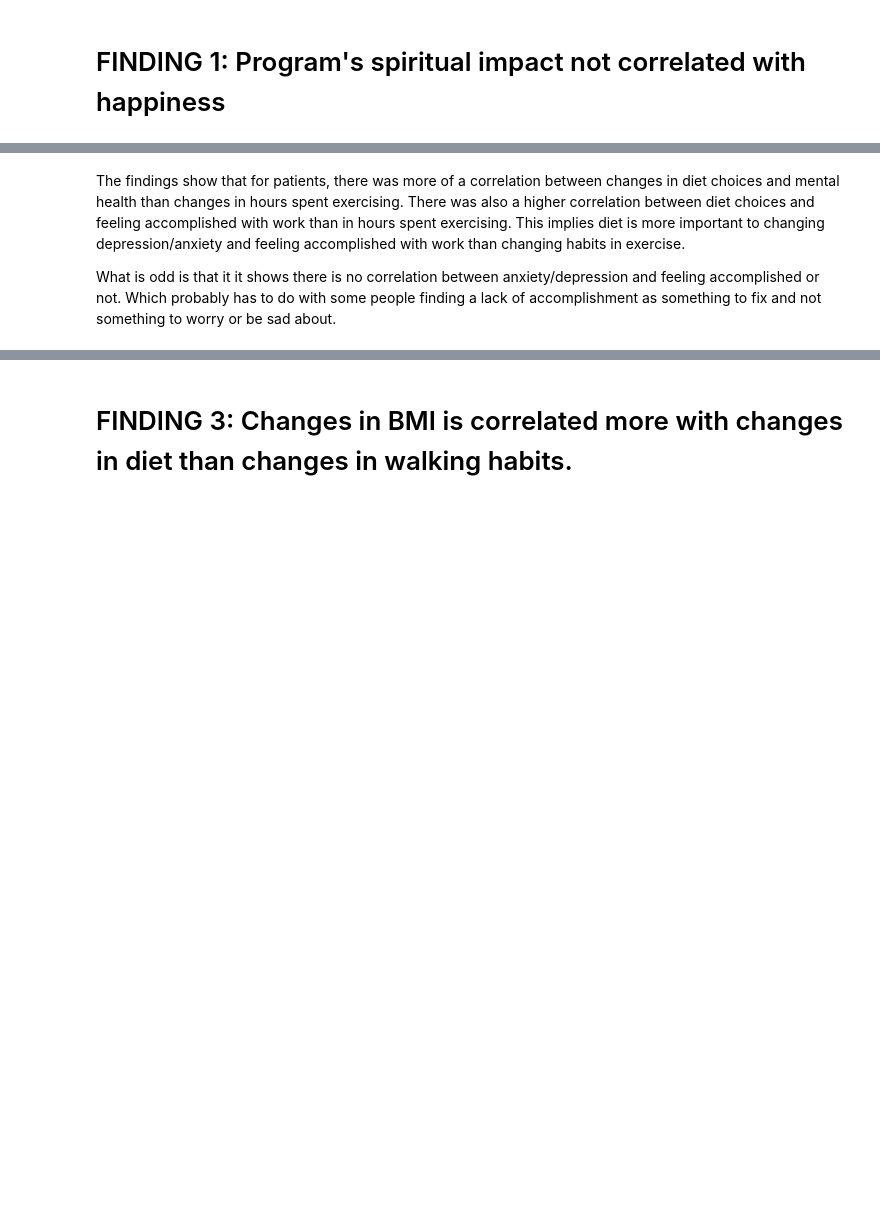
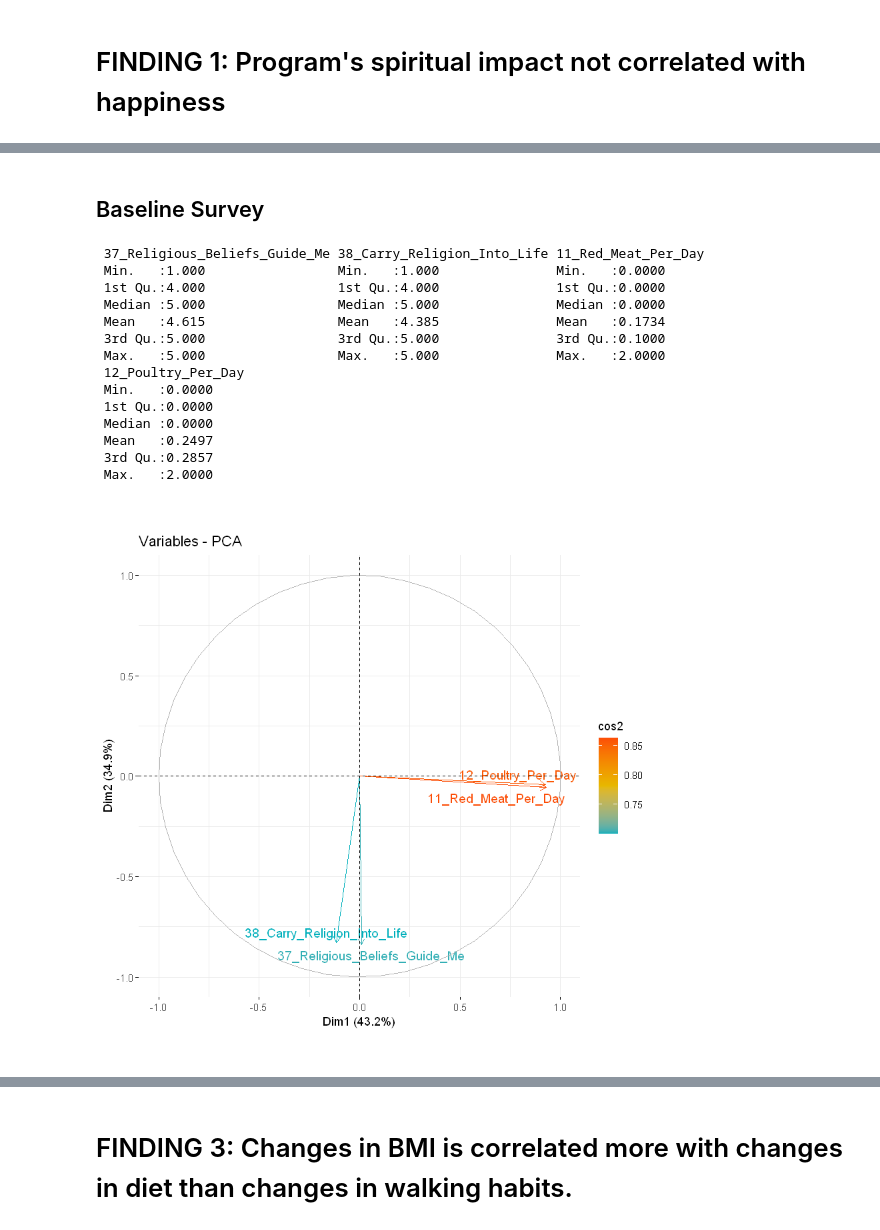
Before and after one commit to MaxifiedFRFX/wildwood-project, a Jupyter notebook: notebooks/Findings-Using-R.ipynb, the cells around one changed output, grey strips where cells are left out. Drawn from its saved outputs; the diff is of its cells as text; code cells hidden in the pictures; blank space fills up the shorter version.

```diff
--- a/notebooks/Findings-Using-R.ipynb
+++ b/notebooks/Findings-Using-R.ipynb
@@ -219,9 +793,31 @@ fviz_pca_var(res.pca,
-# %% [markdown]
-The findings show that for patients, there was more of a correlation between changes in diet choices and mental health than
-changes in hours spent exercising. There was also a higher correlation between diet choices and feeling accomplished with work
-than in hours spent exercising. This implies diet is more important to changing depression/anxiety and feeling accomplished
-with work than changing habits in exercise.
-
-What is odd is that it it shows there is no correlation between anxiety/depression and feeling accomplished or not. Which
-probably has to do with some people finding a lack of accomplishment as something to fix and not something to worry or be sad
-about.
+# %% [markdown]
+## Baseline Survey
+# %%
+library(factoextra)
+
+summary(clean_base_1)
+
+
+res.pca <- prcomp(clean_base_1, scale = TRUE)
+
+fviz_pca_var(res.pca,
+             col.var = "cos2", # Color by the quality of representation cos2
+             gradient.cols = c("#00AFBB", "#E7B800", "#FC4E07"),
+             repel = TRUE     # Avoid text overlapping
+)
+# %% [output]
+ 37_Religious_Beliefs_Guide_Me 38_Carry_Religion_Into_Life 11_Red_Meat_Per_Day
+ Min.   :1.000                 Min.   :1.000               Min.   :0.0000
+ 1st Qu.:4.000                 1st Qu.:4.000               1st Qu.:0.0000
+ Median :5.000                 Median :5.000               Median :0.0000
+ Mean   :4.615                 Mean   :4.385               Mean   :0.1734
+ 3rd Qu.:5.000                 3rd Qu.:5.000               3rd Qu.:0.1000
+ Max.   :5.000                 Max.   :5.000               Max.   :2.0000
+ 12_Poultry_Per_Day
+ Min.   :0.0000
+ 1st Qu.:0.0000
+ Median :0.0000
+ Mean   :0.2497
+ 3rd Qu.:0.2857
+ Max.   :2.0000
+[figure, added]
```
Also changed, not shown: parts of 50 cells of this notebook, 1 other file.
